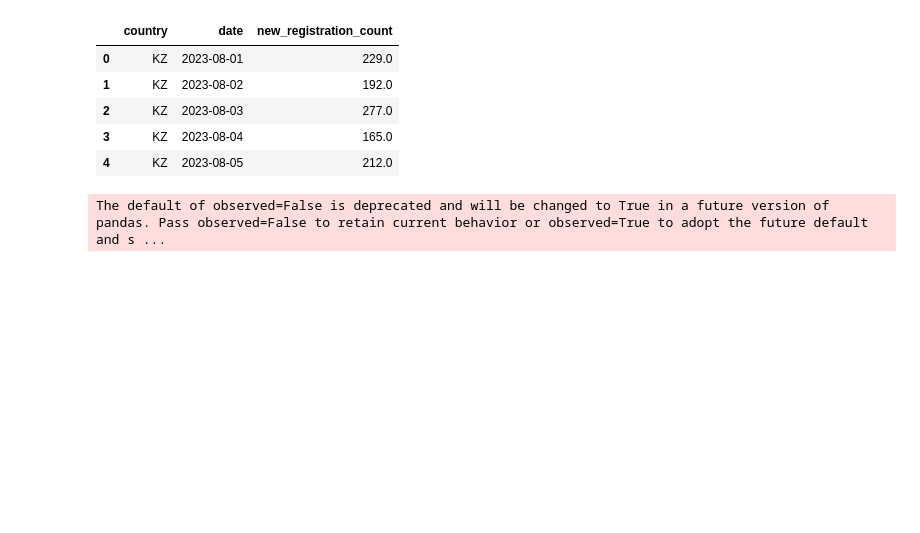
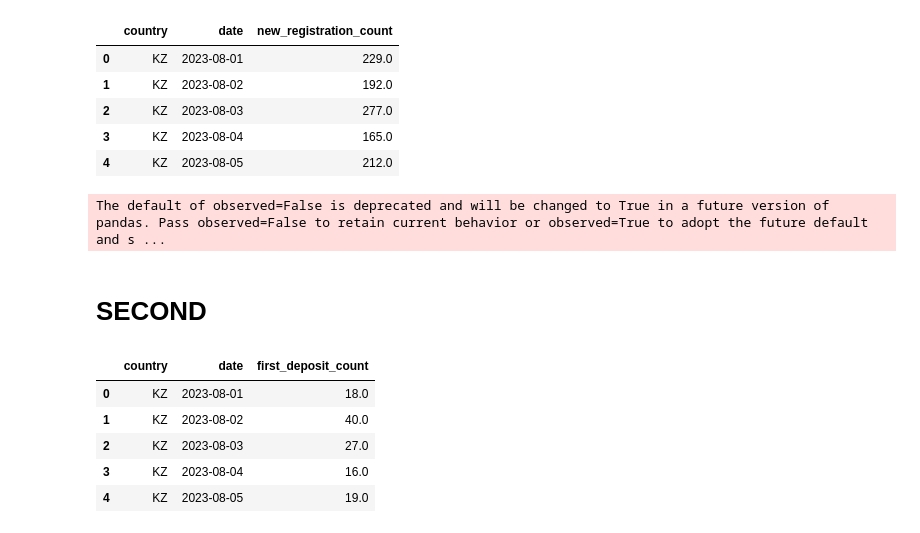
Before and after one commit to JeanSkyPoor/test_neotech, a Jupyter notebook: graph.ipynb, the cells around one changed output. Cells and saved outputs as stored; diff of their text form; code cells hidden in the pictures; blank space fills up the shorter version.

Commit message:
add second graph

```diff
--- a/graph.ipynb
+++ b/graph.ipynb
@@ -56,3 +55,34 @@ def draw_graph_registration_dynamic_by_country(
     fig.show()
 # %% [output]
 The default of observed=False is deprecated and will be changed to True in a future version of pandas. Pass observed=False to retain current behavior or observed=True to adopt the future default and s ...
+# %% [markdown]
+# SECOND
+# %%
+df_second_columns = {
+    "country": "category",
+    "date": str,
+    "first_deposit_count": float
+}
+# %%
+def read_second() -> pd.DataFrame:
+    df_second = pd.read_csv(
+        "first_deposits_dynamic_by_country.csv",
+        usecols = df_second_columns.keys(),
+        dtype = df_second_columns,
+        sep = ",",
+        parse_dates = [
+            "date"
+        ]
+    )
+
+    return df_second
+# %%
+df_second = read_second()
+df_second.head()
+# %% [output]
+|  | country | date | first_deposit_count |
+| 0 | KZ | 2023-08-01 | 18.0 |
+| 1 | KZ | 2023-08-02 | 40.0 |
+| 2 | KZ | 2023-08-03 | 27.0 |
+| 3 | KZ | 2023-08-04 | 16.0 |
+| 4 | KZ | 2023-08-05 | 19.0 |
```
Also changed, not shown: parts of 3 cells of this notebook, 2 other files.
